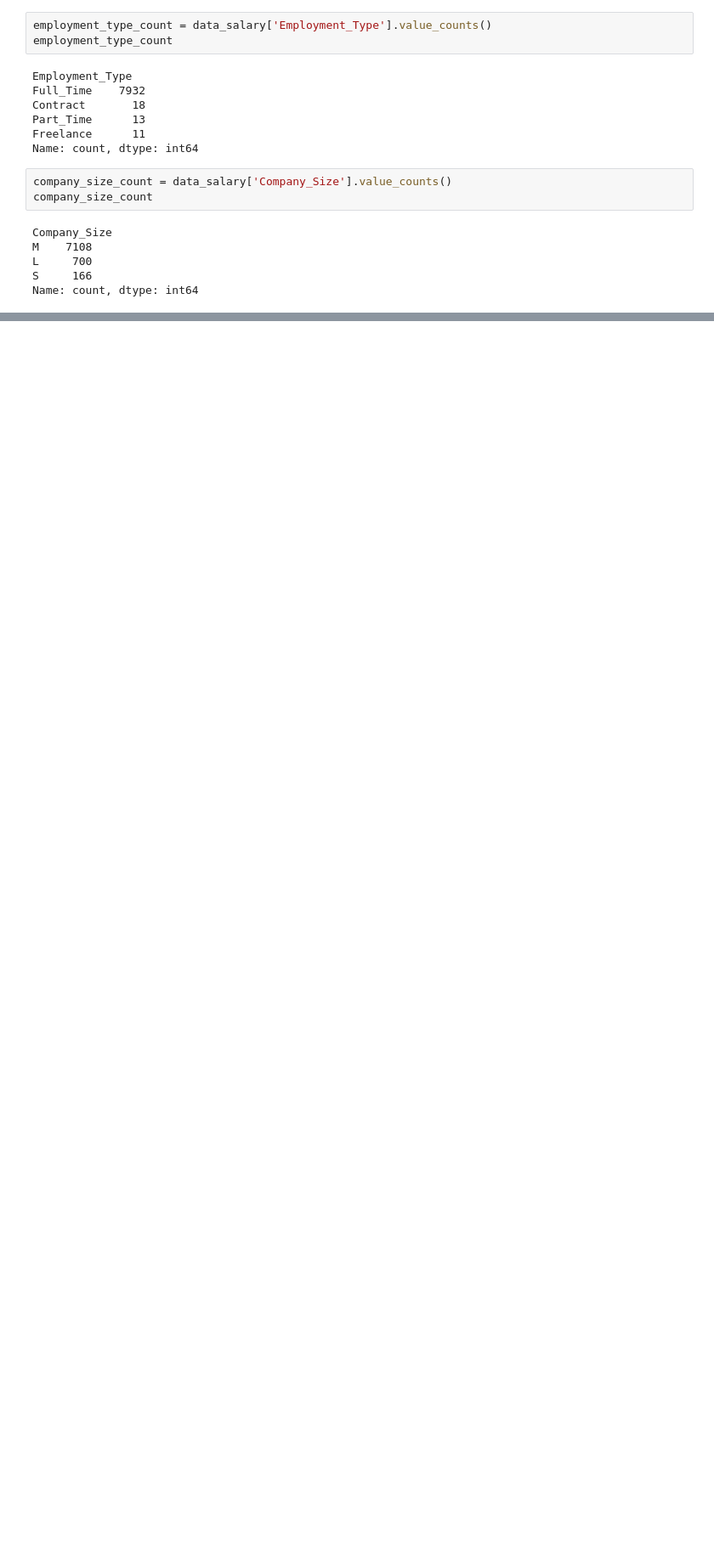
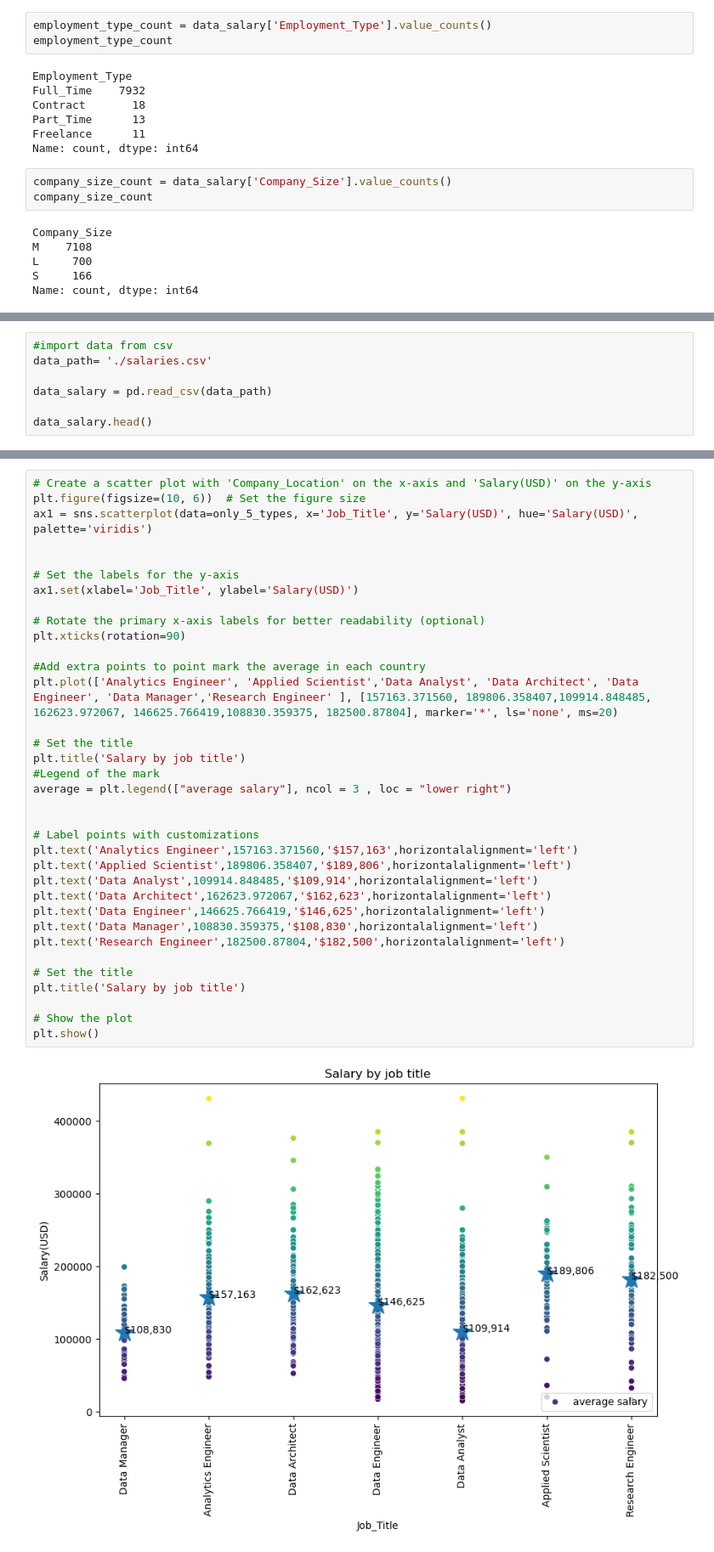
Before and after one commit to Breeze0122/project-1-Data-jobs-salary, a Jupyter notebook: Data_salary_Final.ipynb, the cells around one changed output, grey strips where cells are left out. Shown at 85% size. Saved outputs shown, nothing was run; the diff lists cells and outputs as text; blank space fills up the shorter version.

```diff
--- a/Data_salary_Final.ipynb
+++ b/Data_salary_Final.ipynb
@@ -390,0 +398,7 @@ Name: count, dtype: int64
+# %%
+#import data from csv
+data_path= './salaries.csv'
+
+data_salary = pd.read_csv(data_path)
+
+data_salary.head()
@@ -390,0 +635,37 @@ Name: count, dtype: int64
+# %%
+# Create a scatter plot with 'Company_Location' on the x-axis and 'Salary(USD)' on the y-axis
+plt.figure(figsize=(10, 6))  # Set the figure size
+ax1 = sns.scatterplot(data=only_5_types, x='Job_Title', y='Salary(USD)', hue='Salary(USD)', palette='viridis')
+
+
+# Set the labels for the y-axis
+ax1.set(xlabel='Job_Title', ylabel='Salary(USD)')
+
+# Rotate the primary x-axis labels for better readability (optional)
+plt.xticks(rotation=90)
+
+#Add extra points to point mark the average in each country
+plt.plot(['Analytics Engineer', 'Applied Scientist','Data Analyst', 'Data Architect', 'Data Engineer', 'Data Manager','Research Engineer' ], [157163.371560, 189806.358407,109914.848485, 162623.972067, 146625.766419,108830.359375, 182500.87804], marker='*', ls='none', ms=20)
+
+# Set the title
+plt.title('Salary by job title')
+#Legend of the mark
+average = plt.legend(["average salary"], ncol = 3 , loc = "lower right")
+
+
+# Label points with customizations
+plt.text('Analytics Engineer',157163.371560,'$157,163',horizontalalignment='left')
+plt.text('Applied Scientist',189806.358407,'$189,806',horizontalalignment='left')
+plt.text('Data Analyst',109914.848485,'$109,914',horizontalalignment='left')
+plt.text('Data Architect',162623.972067,'$162,623',horizontalalignment='left')
+plt.text('Data Engineer',146625.766419,'$146,625',horizontalalignment='left')
+plt.text('Data Manager',108830.359375,'$108,830',horizontalalignment='left')
+plt.text('Research Engineer',182500.87804,'$182,500',horizontalalignment='left')
+
+# Set the title
+plt.title('Salary by job title')
+
+# Show the plot
+plt.show()
+# %% [output]
+[figure, added]
```
Also changed, not shown: parts of 20 cells of this notebook.
